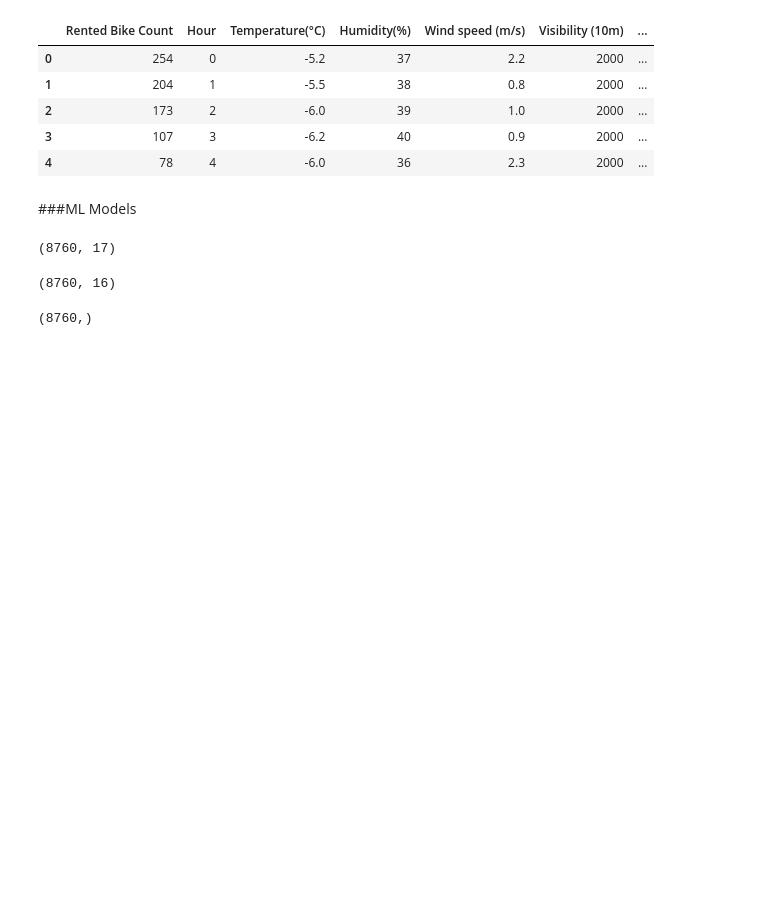
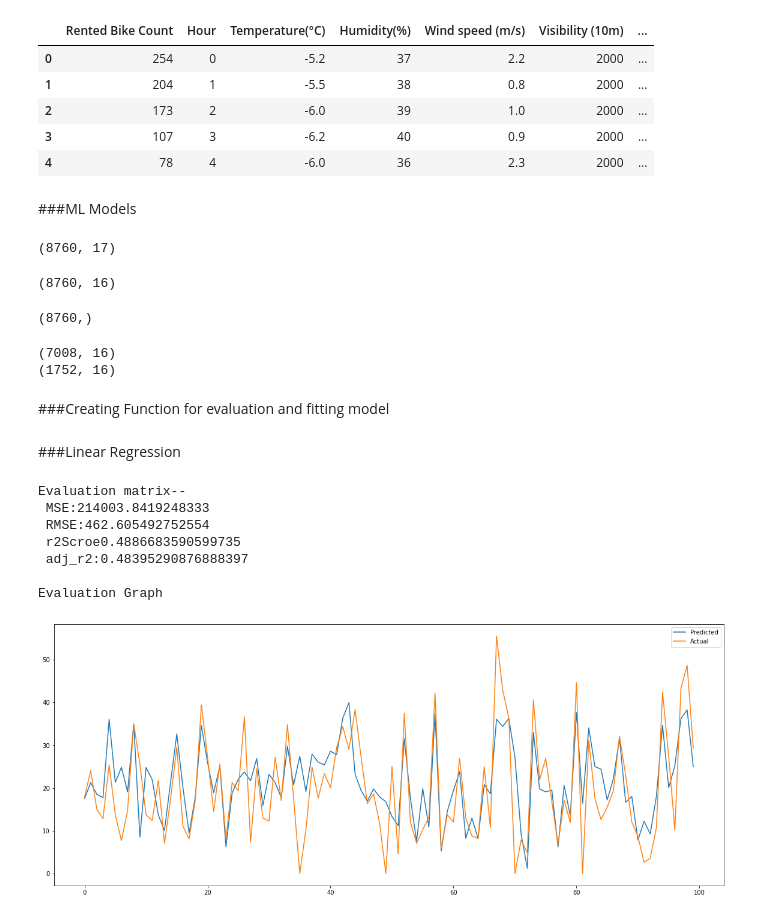
Before and after one commit to MiteshBhanushali/BikeSharingDemandPrediction, a Jupyter notebook: Copy_of_Bike_Sharing_Demand_Prediction_Capstone_Project.ipynb, the cells around one changed output. Drawn from its saved outputs; the diff is of its cells as text; code cells hidden in the pictures; blank space fills up the shorter version.

```diff
--- a/Copy_of_Bike_Sharing_Demand_Prediction_Capstone_Project.ipynb
+++ b/Copy_of_Bike_Sharing_Demand_Prediction_Capstone_Project.ipynb
@@ -436,3 +438,58 @@ Y=np.sqrt(final_df['Rented Bike Count'])
 Y.shape
 # %% [output]
 (8760,)
+# %%
+x_train, x_test, y_train, y_test = train_test_split( X,Y , test_size = 0.2, random_state = 0)
+print(x_train.shape)
+print(x_test.shape)
+# %% [output]
+(7008, 16)
+(1752, 16)
+# %%
+#scaling data
+from sklearn.preprocessing import StandardScaler
+std = StandardScaler()
+x_train = std.fit_transform(x_train)
+x_test = std.transform(x_test)
+# %% [markdown]
+###Creating Function for evaluation and fitting model
+# %%
+#creating list of matrix to store the evaluation matrix of all model
+mean_sq_error=[]
+root_mean_sq_error=[]
+r2_list=[]
+adj_r2_list=[]
+
+def train_model(model,x_train,y_train,x_test,y_test):
+  model.fit(x_train,y_train)
+  pred_value=model.predict(x_test)
+  MSE=mean_squared_error(y_test**2,pred_value**2)
+  RMSE=np.sqrt(MSE)
+  r2=r2_score(y_test**2,pred_value**2)
+  adj_r2=1-(1-r2_score(y_test**2,pred_value**2))*((x_test.shape[0]-1)/(x_test.shape[0]-x_test.shape[1]-1))
+  print(f'Evaluation matrix-- \n MSE:{MSE}\n RMSE:{RMSE}\n r2Scroe{r2}\n adj_r2:{adj_r2}\n')
+  mean_sq_error.append(MSE)
+  root_mean_sq_error.append(RMSE)
+  r2_list.append(r2)
+  adj_r2_list.append(adj_r2)
+  print('Evaluation Graph')
+  plt.figure(figsize=(20,8))
+  plt.plot(pred_value[:100])
+  plt.plot(np.array(y_test[:100]))
+  plt.legend(["Predicted","Actual"])
+  plt.show()
+# %% [markdown]
+###Linear Regression
+# %%
+linear_model=LinearRegression()
+# %%
+train_model(linear_model,x_train,y_train,x_test,y_test)
+# %% [output]
+Evaluation matrix--
+ MSE:214003.8419248333
+ RMSE:462.605492752554
+ r2Scroe0.4886683590599735
+ adj_r2:0.48395290876888397
+
+Evaluation Graph
+[figure, added]
```
Also changed, not shown: parts of 5 cells of this notebook.
